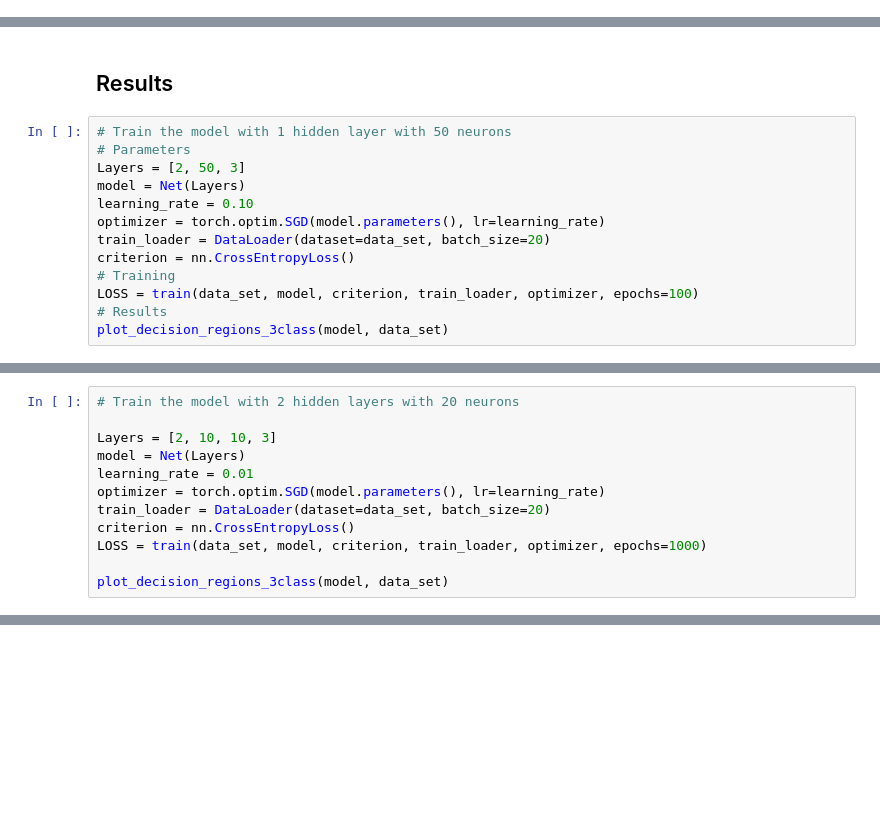
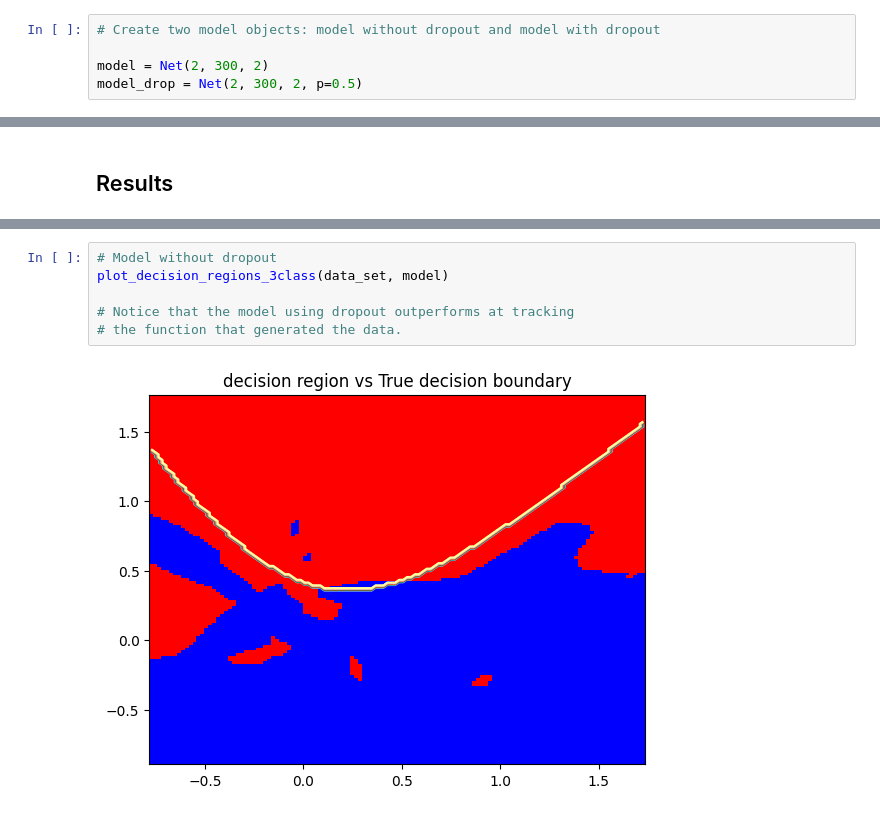
Before and after one commit to cristinagf/ai_ml_study_resources, a Jupyter notebook: module4/3_dropout.ipynb, the cells around one changed output, grey strips where cells are left out. Cells and saved outputs as stored; diff of their text form; blank space fills up the shorter version.

```diff
--- a/module4/3_dropout.ipynb
+++ b/module4/3_dropout.ipynb
@@ -145 +143,6 @@ class Net(nn.Module):
+# %%
+# Create two model objects: model without dropout and model with dropout
+
+model = Net(2, 300, 2)
+model_drop = Net(2, 300, 2, p=0.5)
 # %% [markdown]
@@ -182,15 +202,2 @@ def train(data_set, model, criterion, train_loader, optimizer, epochs=100):
 # %% [markdown]
 ## <a name="results" id="results">Results</a>
-# %%
-# Train the model with 1 hidden layer with 50 neurons
-# Parameters
-Layers = [2, 50, 3]
-model = Net(Layers)
-learning_rate = 0.10
-optimizer = torch.optim.SGD(model.parameters(), lr=learning_rate)
-train_loader = DataLoader(dataset=data_set, batch_size=20)
-criterion = nn.CrossEntropyLoss()
-# Training
-LOSS = train(data_set, model, criterion, train_loader, optimizer, epochs=100)
-# Results
-plot_decision_regions_3class(model, data_set)
@@ -200,12 +203,0 @@ plot_decision_regions_3class(model, data_set)
-# %%
-# Train the model with 2 hidden layers with 20 neurons
-
-Layers = [2, 10, 10, 3]
-model = Net(Layers)
-learning_rate = 0.01
-optimizer = torch.optim.SGD(model.parameters(), lr=learning_rate)
-train_loader = DataLoader(dataset=data_set, batch_size=20)
-criterion = nn.CrossEntropyLoss()
-LOSS = train(data_set, model, criterion, train_loader, optimizer, epochs=1000)
-
-plot_decision_regions_3class(model, data_set)
@@ -217,0 +226,8 @@ plot_decision_regions_3class(model, data_set)
+# %%
+# Model without dropout
+plot_decision_regions_3class(data_set, model)
+
+# Notice that the model using dropout outperforms at tracking
+# the function that generated the data.
+# %% [output]
+[figure, added]
```
Also changed, not shown: parts of 18 cells of this notebook.
